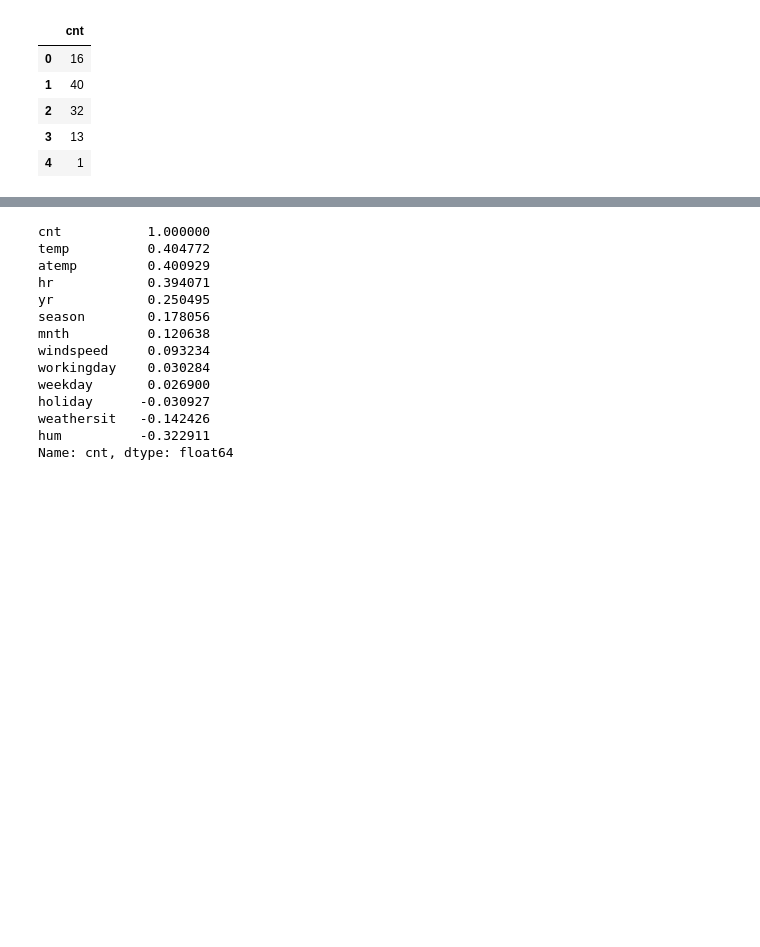
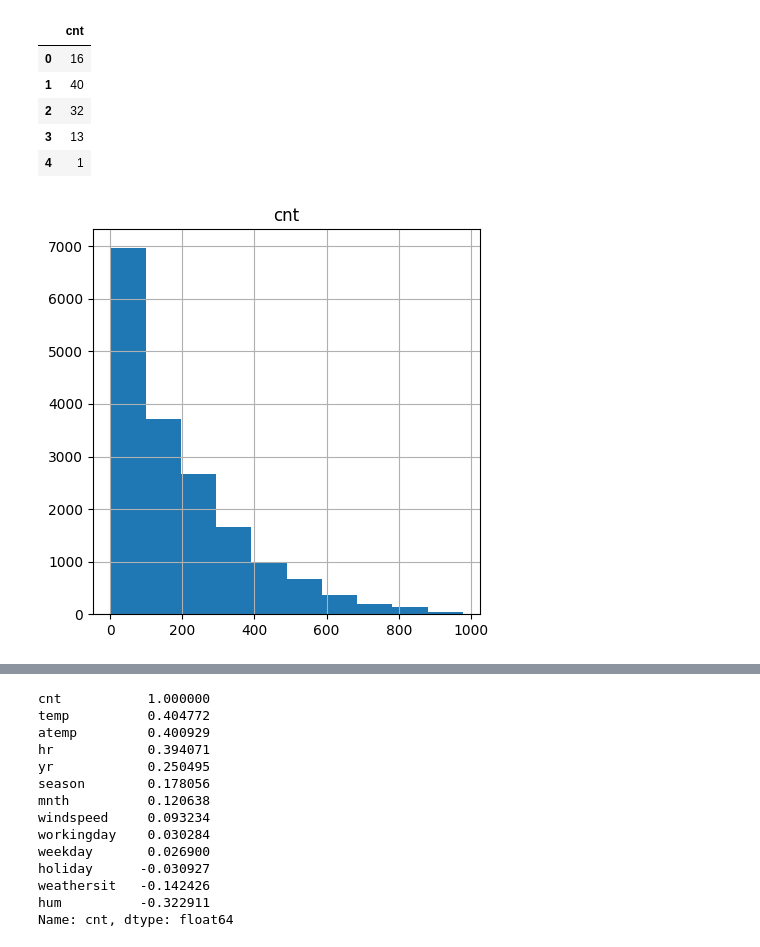
Before and after one commit to paulcarvalho/Bike-Sharing-EDA, a Jupyter notebook: bike_sharing_eda.ipynb, the cells around one changed output, grey strips where cells are left out. Cells and saved outputs as stored; diff of their text form; code cells hidden in the pictures; blank space fills up the shorter version.

```diff
--- a/bike_sharing_eda.ipynb
+++ b/bike_sharing_eda.ipynb
@@ -72,4 +73,9 @@ y.head()
 | 2 | 32 |
 | 3 | 13 |
 | 4 | 1 |
+# %%
+y.hist(figsize=(5,5))
+plt.show()
+# %% [output]
+[figure, added]
 # %%
```
Also changed, not shown: parts of 7 cells of this notebook.
